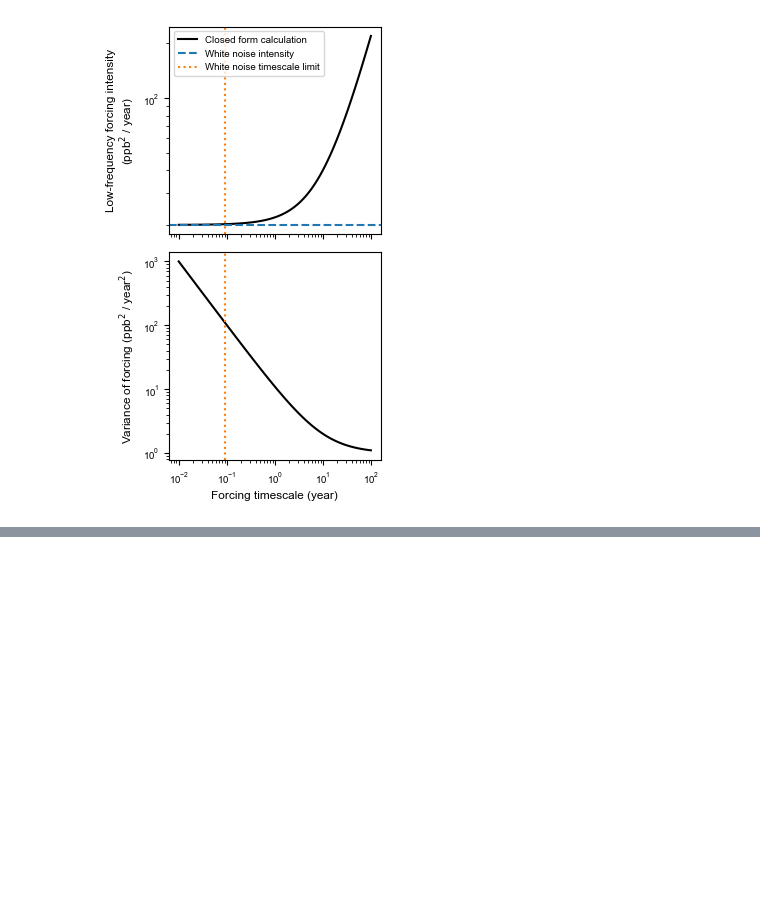
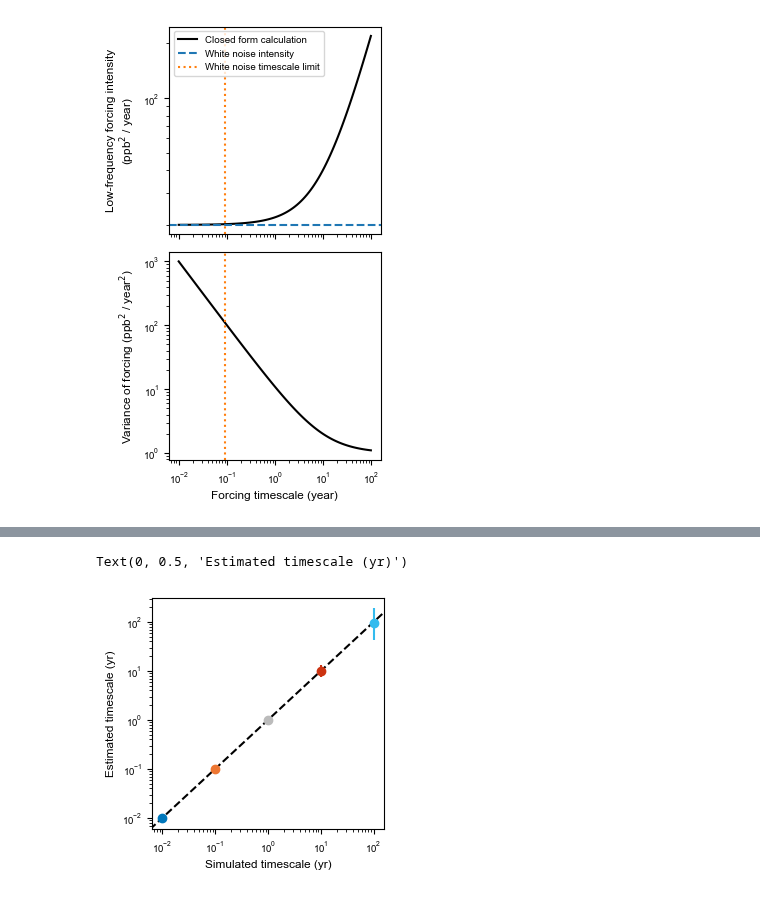
Before and after one commit to ericjmei/methane_noise_forcing, a Jupyter notebook: notebooks/explore_spectral/forcing_intensity_vs_variance.ipynb, the cells around one changed output, grey strips where cells are left out. Cells and saved outputs as stored; diff of their text form; code cells hidden in the pictures; blank space fills up the shorter version.

Commit message:
added analysis of annual averaging on power spectra, estimated timescale, and estimated forcing

```diff
--- a/notebooks/explore_spectral/forcing_intensity_vs_variance.ipynb
+++ b/notebooks/explore_spectral/forcing_intensity_vs_variance.ipynb
@@ -243,0 +395,33 @@ plt.tight_layout()
+# %%
+## validate the simulated timescale of the forcing
+simulated_timescales = ar1_timescale_xarray(two_timescale_noise.forcing, dt=dt).sel(ar1_stats='tau')
+
+# plot simulated vs actual timescale
+fig, ax = plt.subplots(figsize=(3, 3))
+
+for timescale in timescales:
+    sim_timescale = simulated_timescales.sel(forcing_timescale=timescale)
+    mean, ci_low, ci_high = calculate_mean_and_ci(sim_timescale)
+    ax.errorbar(
+        timescale,
+        mean,
+        yerr=[[mean - ci_low], [ci_high - mean]],
+        fmt='o',
+        label=f"τ={timescale} yr",
+        color=colors[timescale]
+    )
+
+ax.set_xscale('log')
+ax.set_yscale('log')
+
+ax.set_xlim(ax.get_xlim()[0], ax.get_xlim()[1])
+ax.set_ylim(ax.get_ylim()[0], ax.get_ylim()[1])
+
+# plot 1:1 line
+ax.plot([0.001, 1000], [0.001, 1000], color='k', linestyle='--', label='1:1 line')
+
+ax.set_xlabel('Simulated timescale (yr)')
+ax.set_ylabel('Estimated timescale (yr)')
+# %% [output]
+Text(0, 0.5, 'Estimated timescale (yr)')
+[figure, added]
```
Also changed, not shown: parts of 11 cells of this notebook.
